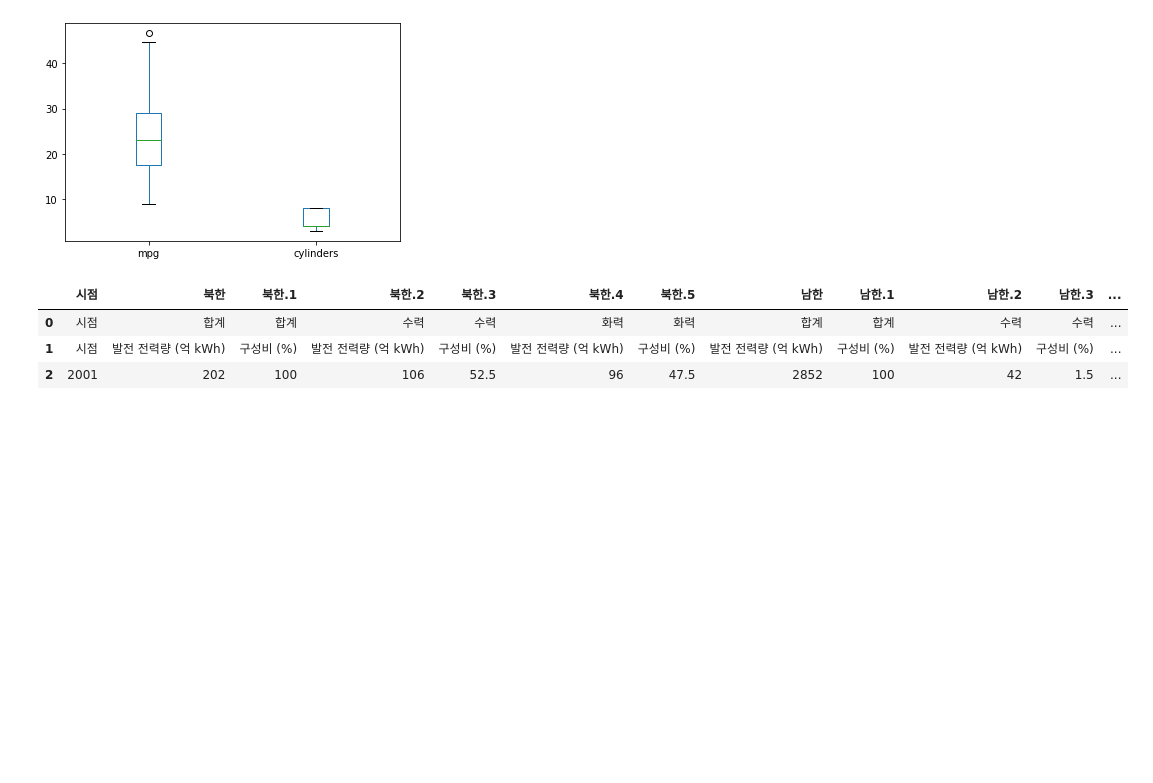
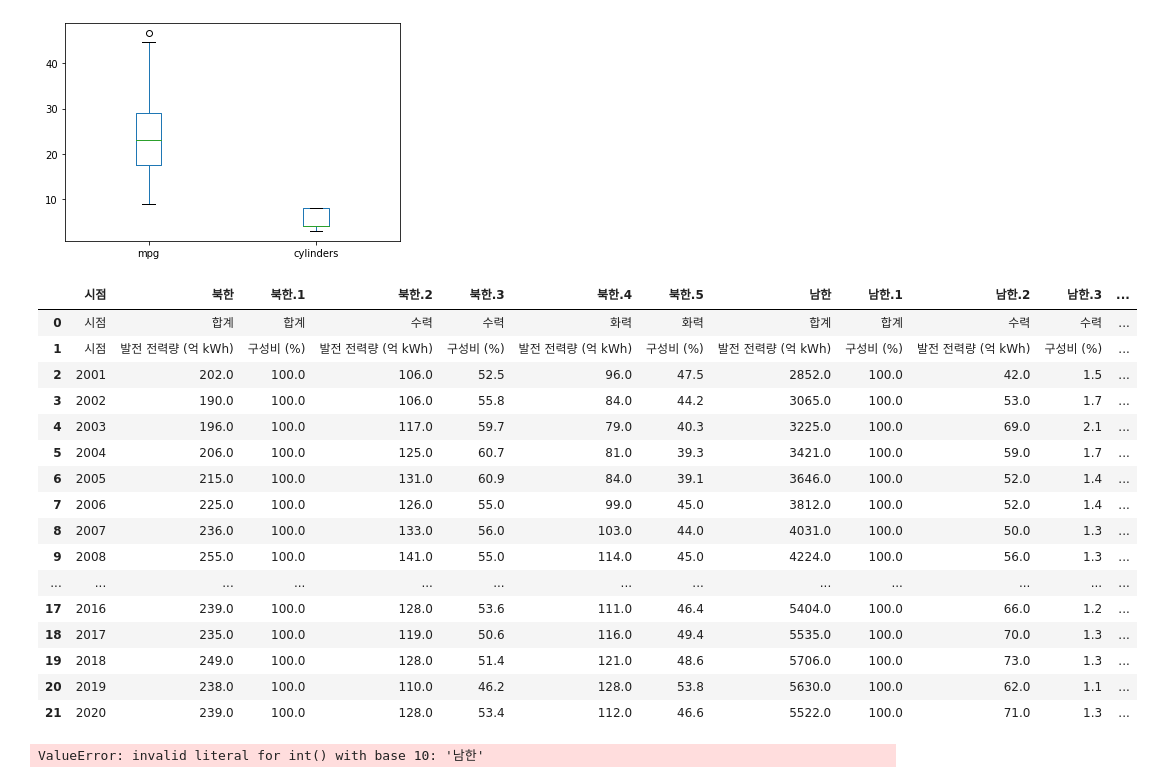
Before and after one commit to hdonghun/Python_analysis-visualization, a Jupyter notebook: 파이썬 머신러닝 판다스 데이터 분석 Part 3 - 데이터살펴보기.ipynb, the cells around one changed output. Drawn from its saved outputs; the diff is of its cells as text; code cells hidden in the pictures; blank space fills up the shorter version.

```diff
--- a/파이썬 머신러닝 판다스 데이터 분석 Part 3 - 데이터살펴보기.ipynb
+++ b/파이썬 머신러닝 판다스 데이터 분석 Part 3 - 데이터살펴보기.ipynb
@@ -187,10 +187,23 @@ import pandas as pd
 df = pd.read_excel('발전_전력량_20220131163145.xlsx', engine='openpyxl', header = 0)
 #df = pd.read_csv('발전_전력량_20220131163047.csv', header = 1)
 # %%
-df.head(3)
+df
 # %% [output]
 |  | 시점 | 북한 | 북한.1 | 북한.2 | 북한.3 | 북한.4 | 북한.5 | 남한 | 남한.1 | 남한.2 | 남한.3 | ... |
 | 0 | 시점 | 합계 | 합계 | 수력 | 수력 | 화력 | 화력 | 합계 | 합계 | 수력 | 수력 | ... |
 | 1 | 시점 | 발전 전력량 (억 kWh) | 구성비 (%) | 발전 전력량 (억 kWh) | 구성비 (%) | 발전 전력량 (억 kWh) | 구성비 (%) | 발전 전력량 (억 kWh) | 구성비 (%) | 발전 전력량 (억 kWh) | 구성비 (%) | ... |
-| 2 | 2001 | 202 | 100 | 106 | 52.5 | 96 | 47.5 | 2852 | 100 | 42 | 1.5 | ... |
+| 2 | 2001 | 202.0 | 100.0 | 106.0 | 52.5 | 96.0 | 47.5 | 2852.0 | 100.0 | 42.0 | 1.5 | ... |
+| 3 | 2002 | 190.0 | 100.0 | 106.0 | 55.8 | 84.0 | 44.2 | 3065.0 | 100.0 | 53.0 | 1.7 | ... |
+| 4 | 2003 | 196.0 | 100.0 | 117.0 | 59.7 | 79.0 | 40.3 | 3225.0 | 100.0 | 69.0 | 2.1 | ... |
+| 5 | 2004 | 206.0 | 100.0 | 125.0 | 60.7 | 81.0 | 39.3 | 3421.0 | 100.0 | 59.0 | 1.7 | ... |
+| 6 | 2005 | 215.0 | 100.0 | 131.0 | 60.9 | 84.0 | 39.1 | 3646.0 | 100.0 | 52.0 | 1.4 | ... |
+| 7 | 2006 | 225.0 | 100.0 | 126.0 | 55.0 | 99.0 | 45.0 | 3812.0 | 100.0 | 52.0 | 1.4 | ... |
+| 8 | 2007 | 236.0 | 100.0 | 133.0 | 56.0 | 103.0 | 44.0 | 4031.0 | 100.0 | 50.0 | 1.3 | ... |
+| 9 | 2008 | 255.0 | 100.0 | 141.0 | 55.0 | 114.0 | 45.0 | 4224.0 | 100.0 | 56.0 | 1.3 | ... |
+| ... | ... | ... | ... | ... | ... | ... | ... | ... | ... | ... | ... | ... |
+| 17 | 2016 | 239.0 | 100.0 | 128.0 | 53.6 | 111.0 | 46.4 | 5404.0 | 100.0 | 66.0 | 1.2 | ... |
+| 18 | 2017 | 235.0 | 100.0 | 119.0 | 50.6 | 116.0 | 49.4 | 5535.0 | 100.0 | 70.0 | 1.3 | ... |
+| 19 | 2018 | 249.0 | 100.0 | 128.0 | 51.4 | 121.0 | 48.6 | 5706.0 | 100.0 | 73.0 | 1.3 | ... |
+| 20 | 2019 | 238.0 | 100.0 | 110.0 | 46.2 | 128.0 | 53.8 | 5630.0 | 100.0 | 62.0 | 1.1 | ... |
+| 21 | 2020 | 239.0 | 100.0 | 128.0 | 53.4 | 112.0 | 46.6 | 5522.0 | 100.0 | 71.0 | 1.3 | ... |
 # %%
@@ -198,5 +211,6 @@ df.head(3)
 # %%
-#df_ns = df.iloc[[0,5], 3:]
-#df_ns.index = ['남한','북한']
-#df_ns.columns = df_ns.columns.map(int)
-#df_ns
+
+df_ns.columns = df_ns.columns.map(int)
+df_ns
+# %% [output]
+ValueError: invalid literal for int() with base 10: '남한'
```
Also changed, not shown: parts of 1 cell of this notebook, 1 other file.
